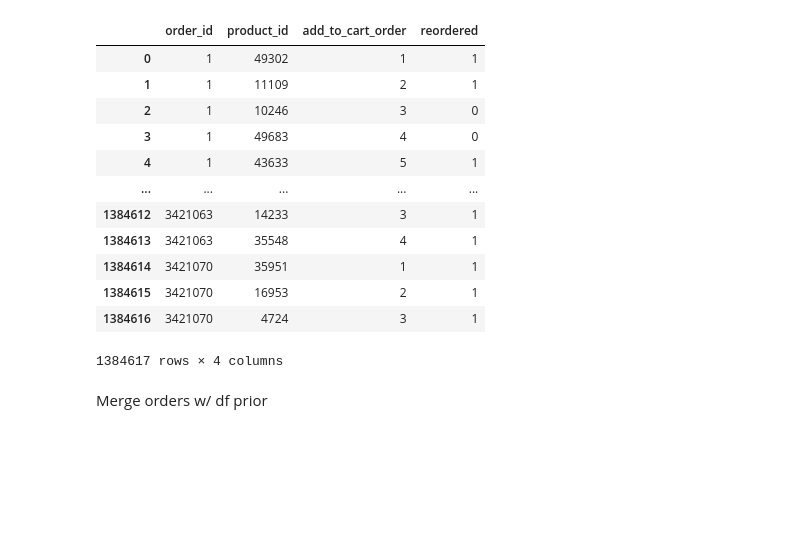
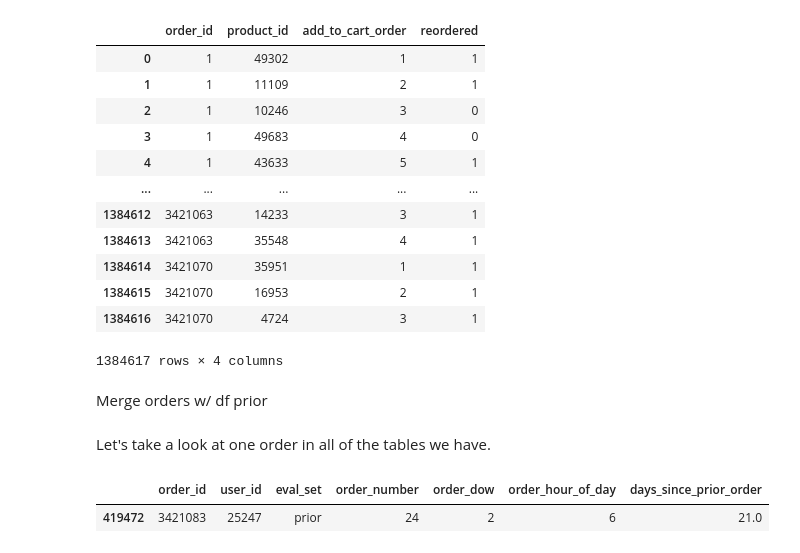
Before and after one commit to edubu2/metis-project3, a Jupyter notebook: code/query_db.ipynb, the cells around one changed output. Cells and saved outputs as stored; diff of their text form; code cells hidden in the pictures; blank space fills up the shorter version.

```diff
--- a/code/query_db.ipynb
+++ b/code/query_db.ipynb
@@ -151,0 +154,8 @@ Merge orders w/ df prior
+# %% [markdown]
+Let's take a look at one order in all of the tables we have.
+# %%
+mask = df_orders.order_id == 3421083
+df_orders[mask]
+# %% [output]
+|  | order_id | user_id | eval_set | order_number | order_dow | order_hour_of_day | days_since_prior_order |
+| 419472 | 3421083 | 25247 | prior | 24 | 2 | 6 | 21.0 |
```
Also changed, not shown: parts of 9 cells of this notebook.
